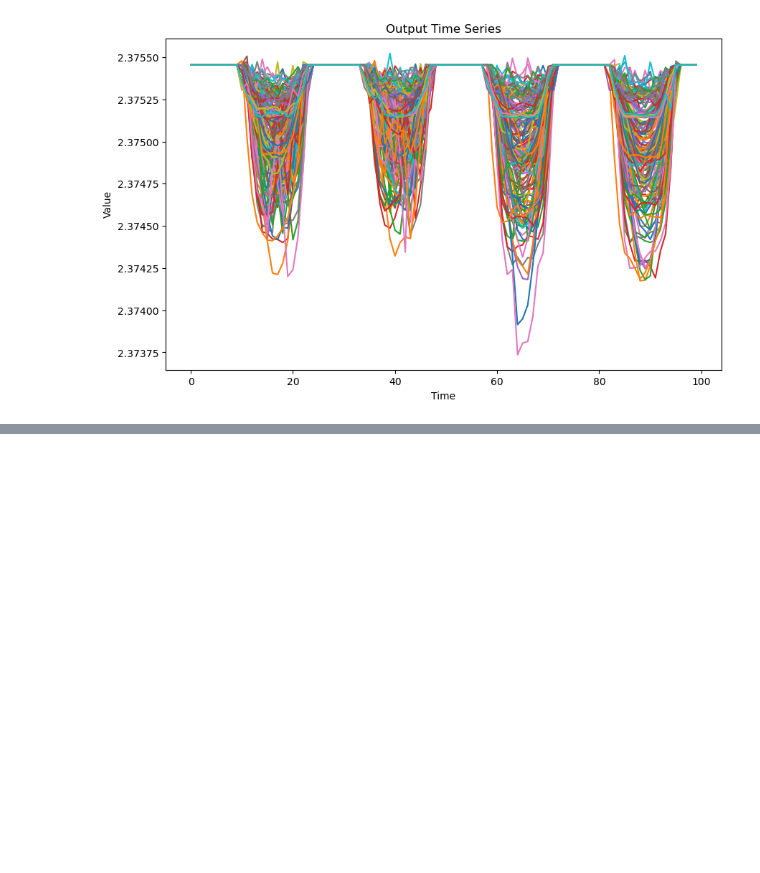
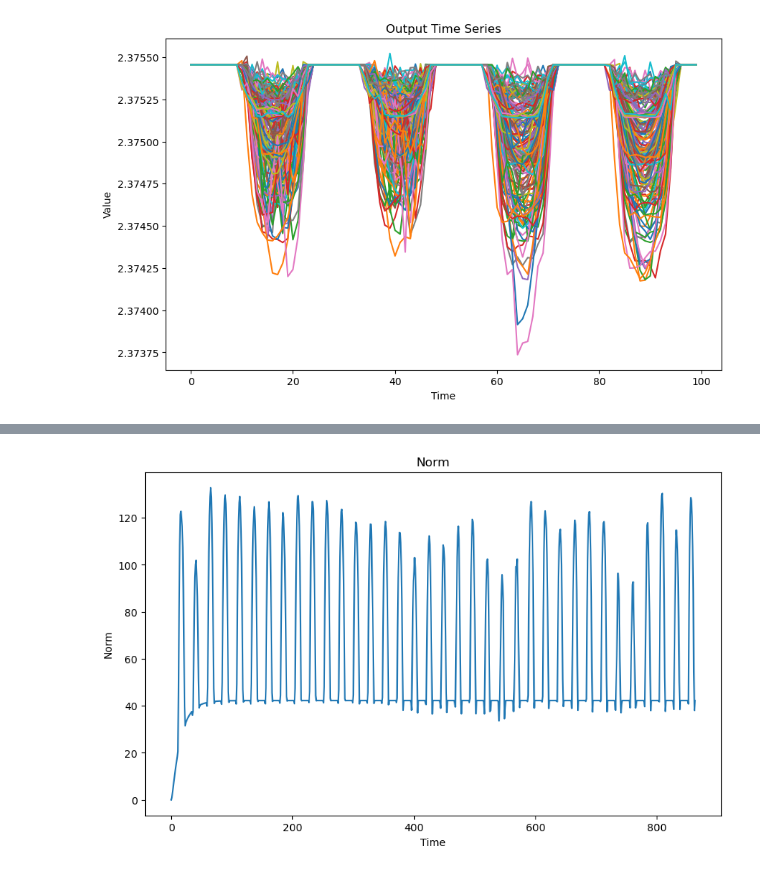
Before and after one commit to NGMLGroup/Koopman-TGNN-Interpretability, a Jupyter notebook: DynGESN_DMD.ipynb, the cells around one changed output, grey strips where cells are left out. Saved outputs shown, nothing was run; the diff lists cells and outputs as text; code cells hidden in the pictures; blank space fills up the shorter version.

```diff
--- a/DynGESN_DMD.ipynb
+++ b/DynGESN_DMD.ipynb
@@ -420,0 +469,2 @@ Proiettare sul primo o i primi due autostati mostra pattern molto piccoli
+# %%
+K1 = kann_.compute_KOP()
@@ -420,0 +475,10 @@ Proiettare sul primo o i primi due autostati mostra pattern molto piccoli
+# %%
+s = torch.from_numpy(kann_.emb_engine.transform(states[:,0,:].cpu()))
+
+n_states = []
+
+for t in range(states.shape[1]):
+    n_states.append(s)
+    s = s @ K1
+
+n_states = torch.stack(n_states, dim=0)
@@ -420,0 +489,19 @@ Proiettare sul primo o i primi due autostati mostra pattern molto piccoli
+# %%
+states = rearrange(states, 'n t f -> t n f')
+# %%
+# invert SVD
+rec_states = torch.zeros_like(states.cpu())
+
+for t in range(n_states.shape[0]):
+    rec_states[t,:,:] = torch.from_numpy(kann_.emb_engine.inverse_transform(n_states[t,:,:].cpu()))
+# %%
+norm = torch.linalg.vector_norm(states[:,:,:].cpu()-rec_states, dim=(1,2))
+
+plt.figure(figsize=(10, 6))
+plt.plot(norm.cpu().detach())
+plt.xlabel('Time')
+plt.ylabel('Norm')
+plt.title('Norm')
+plt.show()
+# %% [output]
+[figure, added]
```
Also changed, not shown: parts of 63 cells of this notebook.
